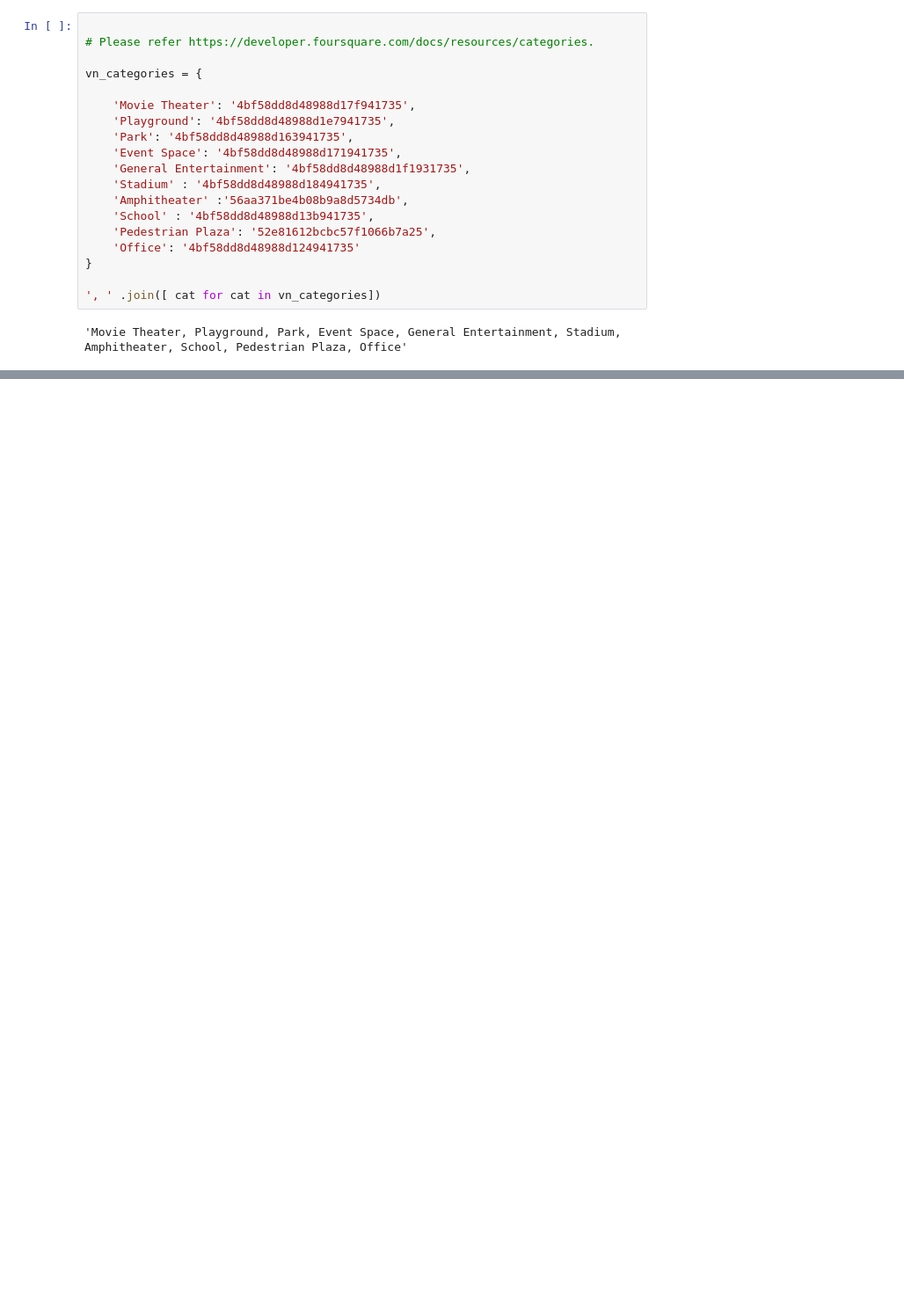
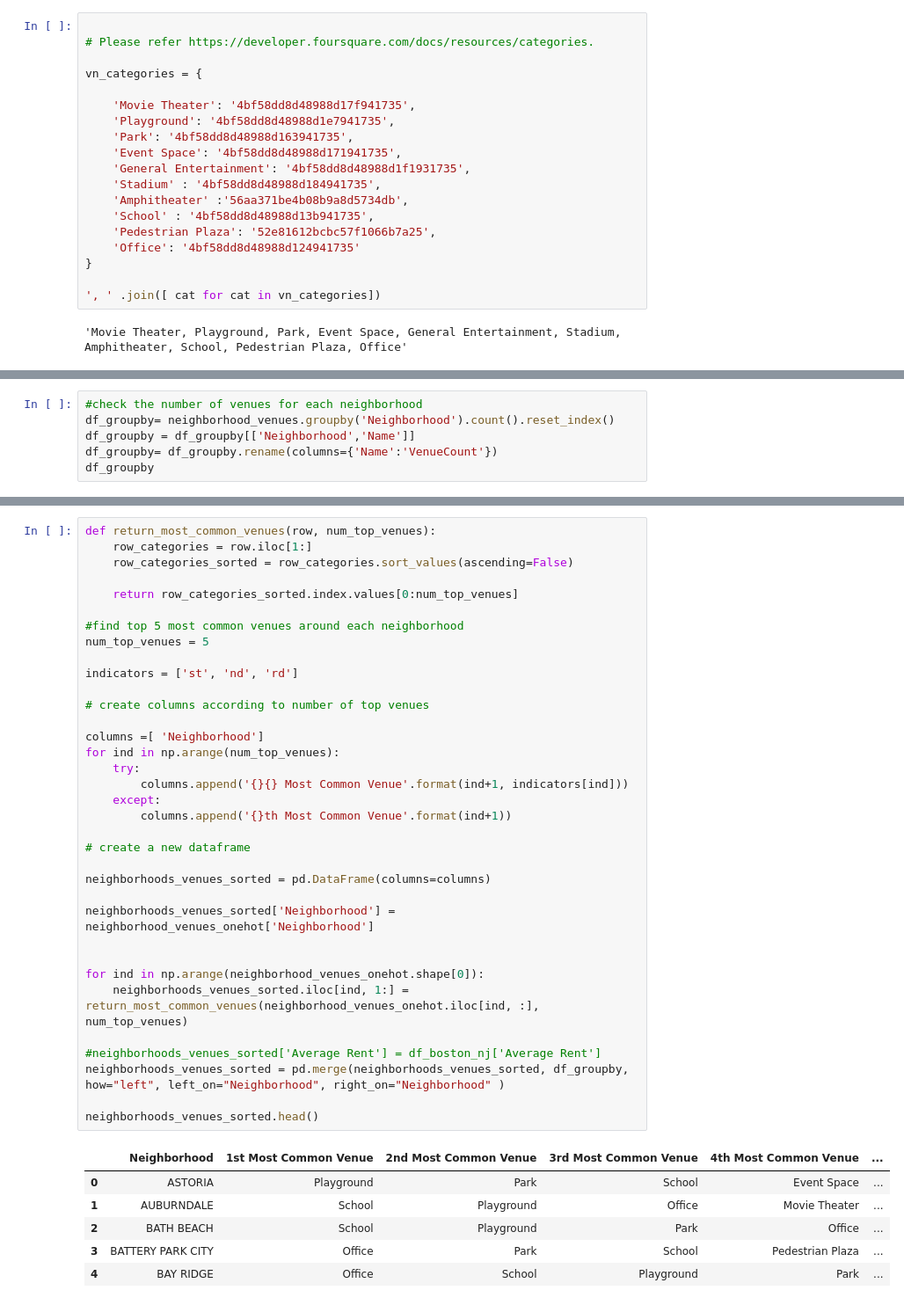
Before and after one commit to catkeeper1/Coursera_Capstone, a Jupyter notebook: capstone_final_assignment1.ipynb, the cells around one changed output, grey strips where cells are left out. Shown: that part at 88% size. Cells and saved outputs as stored; diff of their text form; blank space fills up the shorter version.

```diff
--- a/capstone_final_assignment1.ipynb
+++ b/capstone_final_assignment1.ipynb
@@ -188,0 +205,6 @@ else:
+# %%
+#check the number of venues for each neighborhood
+df_groupby= neighborhood_venues.groupby('Neighborhood').count().reset_index()
+df_groupby = df_groupby[['Neighborhood','Name']]
+df_groupby= df_groupby.rename(columns={'Name':'VenueCount'})
+df_groupby
@@ -188,0 +240,42 @@ else:
+# %%
+def return_most_common_venues(row, num_top_venues):
+    row_categories = row.iloc[1:]
+    row_categories_sorted = row_categories.sort_values(ascending=False)
+
+    return row_categories_sorted.index.values[0:num_top_venues]
+
+#find top 5 most common venues around each neighborhood
+num_top_venues = 5
+
+indicators = ['st', 'nd', 'rd']
+
+# create columns according to number of top venues
+
+columns =[ 'Neighborhood']
+for ind in np.arange(num_top_venues):
+    try:
+        columns.append('{}{} Most Common Venue'.format(ind+1, indicators[ind]))
+    except:
+        columns.append('{}th Most Common Venue'.format(ind+1))
+
+# create a new dataframe
+
+neighborhoods_venues_sorted = pd.DataFrame(columns=columns)
+
+neighborhoods_venues_sorted['Neighborhood'] = neighborhood_venues_onehot['Neighborhood']
+
+
+for ind in np.arange(neighborhood_venues_onehot.shape[0]):
+    neighborhoods_venues_sorted.iloc[ind, 1:] = return_most_common_venues(neighborhood_venues_onehot.iloc[ind, :], num_top_venues)
+
+#neighborhoods_venues_sorted['Average Rent'] = df_boston_nj['Average Rent']
+neighborhoods_venues_sorted = pd.merge(neighborhoods_venues_sorted, df_groupby, how="left", left_on="Neighborhood", right_on="Neighborhood" )
+
+neighborhoods_venues_sorted.head()
+# %% [output]
+|  | Neighborhood | 1st Most Common Venue | 2nd Most Common Venue | 3rd Most Common Venue | 4th Most Common Venue | ... |
+| 0 | ASTORIA | Playground | Park | School | Event Space | ... |
+| 1 | AUBURNDALE | School | Playground | Office | Movie Theater | ... |
+| 2 | BATH BEACH | School | Playground | Park | Office | ... |
+| 3 | BATTERY PARK CITY | Office | Park | School | Pedestrian Plaza | ... |
+| 4 | BAY RIDGE | Office | School | Playground | Park | ... |
```
Also changed, not shown: parts of 6 cells of this notebook, 1 other file.
